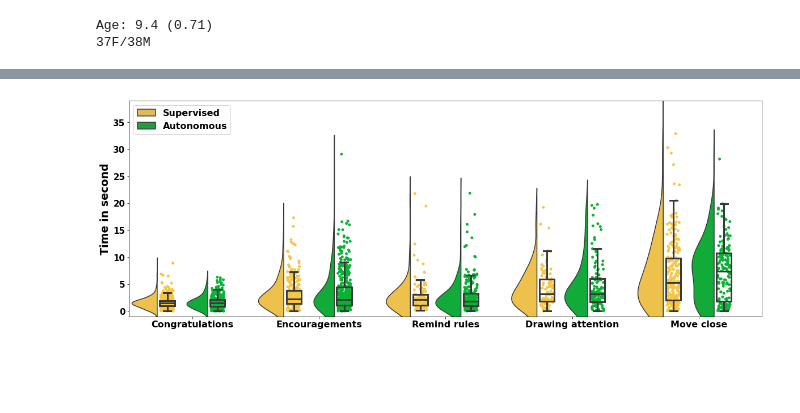
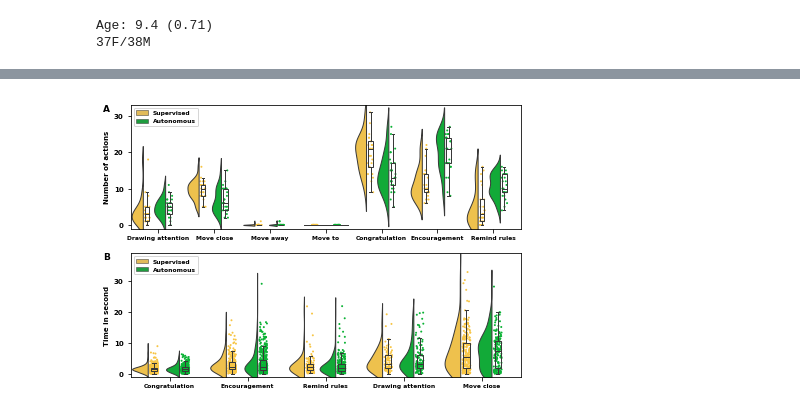
Before and after one commit to emmanuel-senft/data-foodchain, a Jupyter notebook: analyse.ipynb, the cells around one changed output, grey strips where cells are left out. Drawn from its saved outputs; the diff is of its cells as text; code cells hidden in the pictures; blank space fills up the shorter version.

Commit message:
Update data analysis

```diff
--- a/analyse.ipynb
+++ b/analyse.ipynb
@@ -398,16 +360,3 @@ def get_frame_time(event_list):
             d_e["condition"].append("Autonomous")
 
     return pd.DataFrame(d_e)
-# %%
-events=["animaleat"]
-actions=["cong","enc","rul","att","mvc"]
-data=get_frame_time([["animaleat",a] for a in actions])
-
-x="type"; hue="condition"; y="time"; offset_box=31
-x_tick_labels=[ "Congratulations", "Encouragements","Remind rules", "Drawing attention","Move close"]
-y_label = "Time in second"
-name="timing_actions_animal_eat.pdf"
-max_y=39;offset_violin=0.08
-half_violin_plot(data, x, hue, y, offset_box, offset_violin, x_tick_labels, y_label, max_y,name=name)
-# %% [output]
-[figure, removed]
@@ -414 +403,42 @@ half_violin_plot(data, x, hue, y, offset_box, offset_violin, x_tick_labels, y_la
+# %%
+# Graphs
+f, (ax1, ax2) = plt.subplots(2, 1, figsize=(7,5))
+f.subplots_adjust(hspace=.2)
+
+data = df.loc[(df["condition"]=="Supervised") | (df["condition"]=="Autonomous")]
+hue="condition"
+x="action"
+y="number"
+d={x:[],y:[],hue:[]}
+action_categories=["att","mvc","mva", "mvt", "congrats", "encour", "rul"]
+for i,c in enumerate(action_categories):
+    d[x]=d[x]+ [c] * len(data)
+    d[y]=d[y]+data[c].tolist()
+    d[hue]=d[hue]+data[hue].tolist()
+data=pd.DataFrame(d)
+x_tick_labels=["Drawing attention","Move close", "Move away", "Move to", "Congratulation", "Encouragement","Remind rules"]
+offset_box=8.9
+y_label = "Number of actions"
+offset_violin=0.08
+name="raincloud_actions.pdf"
+name=None
+t="A"
+half_violin_plot(data, x, hue, y, offset_box, offset_violin, x_tick_labels, y_label,max_y=33,name=name,ax=ax1,title = t)
+
+events=["animaleat"]
+actions=["cong","enc","rul","att","mvc"]
+data=get_frame_time([["animaleat",a] for a in actions])
+
+x="type"; hue="condition"; y="time"; offset_box=31
+x_tick_labels=[ "Congratulation", "Encouragement","Remind rules", "Drawing attention","Move close"]
+y_label = "Time in second"
+name="timing_actions_animal_eat.pdf"
+max_y=39;offset_violin=0.08
+offset_box=12.5
+name = None
+t="B"
+half_violin_plot(data, x, hue, y, offset_box, offset_violin, x_tick_labels, y_label, max_y,name=name,ax=ax2,title =t)
+f.savefig(path+"fig3"+".pdf",bbox_inches="tight")
+# %% [output]
+[figure, added]
 # %%
```
Also changed, not shown: parts of 15 cells of this notebook, 23 other files.
